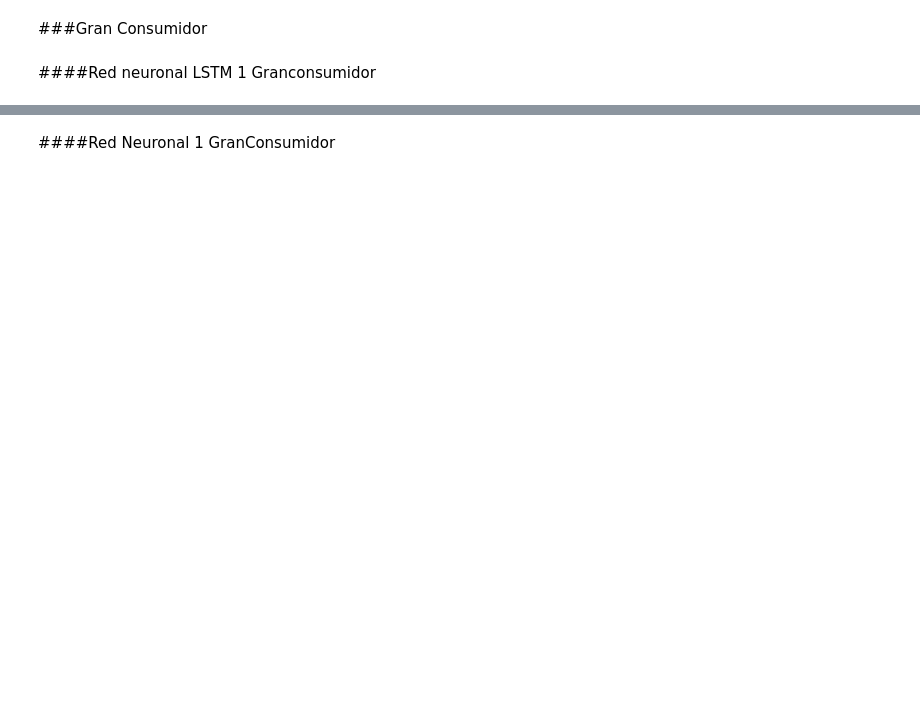
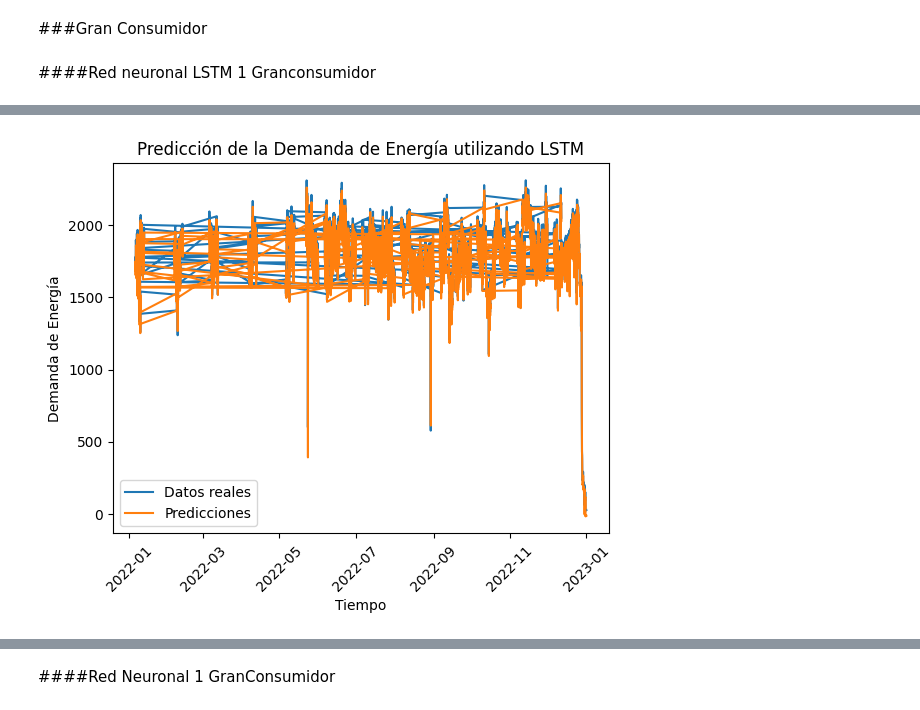
Before and after one commit to crisalex25/TFM_HydroMLGenerationOptimization, a Jupyter notebook: TFM_v1_1.ipynb, the cells around one changed output, grey strips where cells are left out. Saved outputs shown, nothing was run; the diff lists cells and outputs as text; code cells hidden in the pictures; blank space fills up the shorter version.

```diff
--- a/TFM_v1_1.ipynb
+++ b/TFM_v1_1.ipynb
@@ -738,19 +787,21 @@ y_pred_denormalized, y_test_denormalized, train_size = train_lstm_model(dfGC)
 # %%
 dfGC.set_index('Fecha_Hora', inplace=True)
 
 # Obtener las fechas correspondientes al conjunto de prueba
 sequence_length=24
 fechas_test = dfGC.index[train_size + sequence_length:]
 
 # Visualizar los resultados
 plt.plot(fechas_test, y_test_denormalized, label='Datos reales')
 plt.plot(fechas_test, y_pred_denormalized, label='Predicciones')
 plt.xlabel('Tiempo')
 plt.ylabel('Demanda de Energía')
-plt.title('Predicción de la Demanda de Energía utilizando Red Neuronal')
+plt.title('Predicción de la Demanda de Energía utilizando LSTM')
 plt.xticks(rotation=45)
 plt.legend()
 plt.show()
+# %% [output]
+[figure, added]
 # %%
 from sklearn.metrics import mean_absolute_error, mean_squared_error, r2_score
 
```
Also changed, not shown: parts of 28 cells of this notebook.
